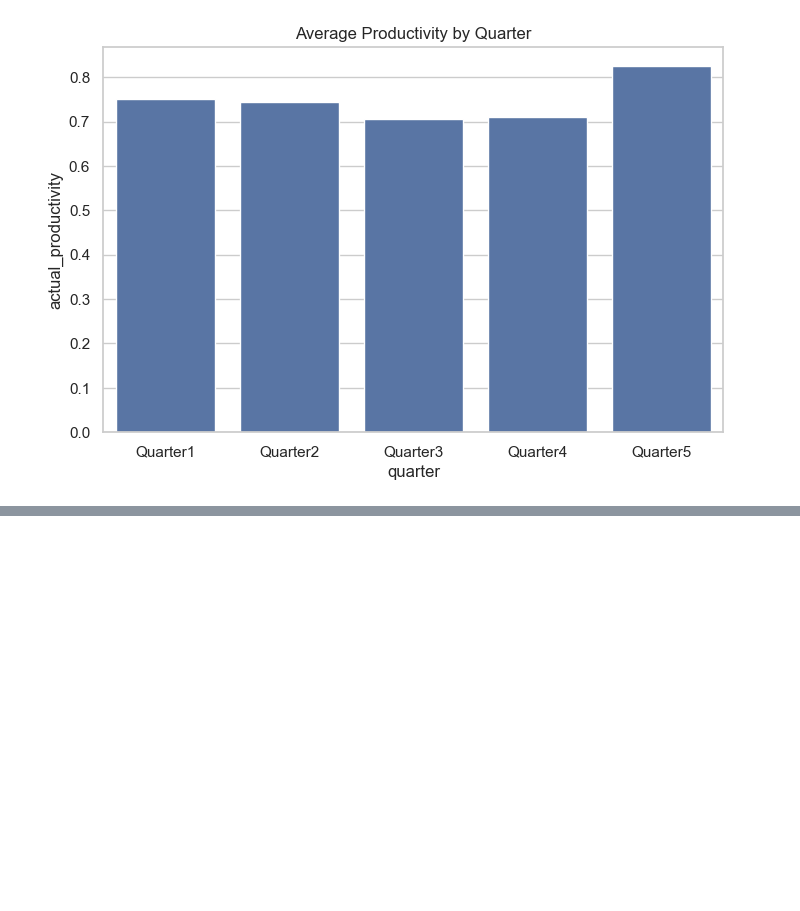
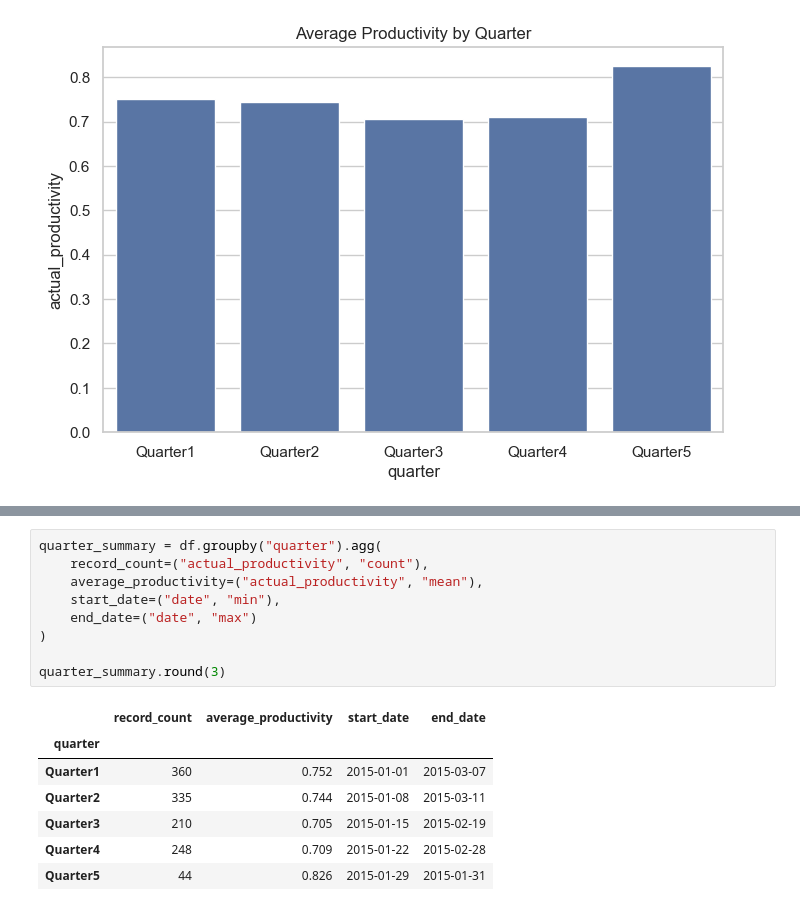
Before and after one commit to sanda620/garment-productivity-prediction, a Jupyter notebook: notebooks/01_garment_productivity_eda.ipynb, the cells around one changed output, grey strips where cells are left out. Cells and saved outputs as stored; diff of their text form; blank space fills up the shorter version.

```diff
--- a/notebooks/01_garment_productivity_eda.ipynb
+++ b/notebooks/01_garment_productivity_eda.ipynb
@@ -343,0 +414,17 @@ plt.show()
+# %%
+quarter_summary = df.groupby("quarter").agg(
+    record_count=("actual_productivity", "count"),
+    average_productivity=("actual_productivity", "mean"),
+    start_date=("date", "min"),
+    end_date=("date", "max")
+)
+
+quarter_summary.round(3)
+# %% [output]
+|  | record_count | average_productivity | start_date | end_date |
+| quarter |  |  |  |  |
+| Quarter1 | 360 | 0.752 | 2015-01-01 | 2015-03-07 |
+| Quarter2 | 335 | 0.744 | 2015-01-08 | 2015-03-11 |
+| Quarter3 | 210 | 0.705 | 2015-01-15 | 2015-02-19 |
+| Quarter4 | 248 | 0.709 | 2015-01-22 | 2015-02-28 |
+| Quarter5 | 44 | 0.826 | 2015-01-29 | 2015-01-31 |
```
Also changed, not shown: parts of 4 cells of this notebook.
